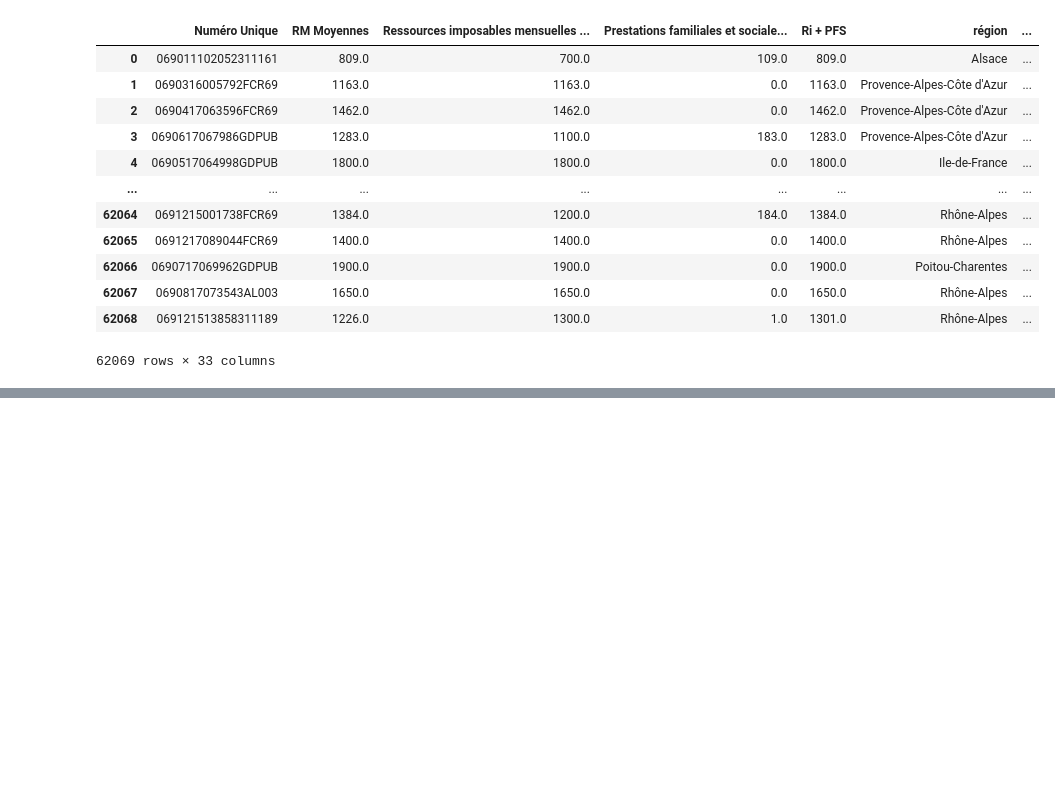
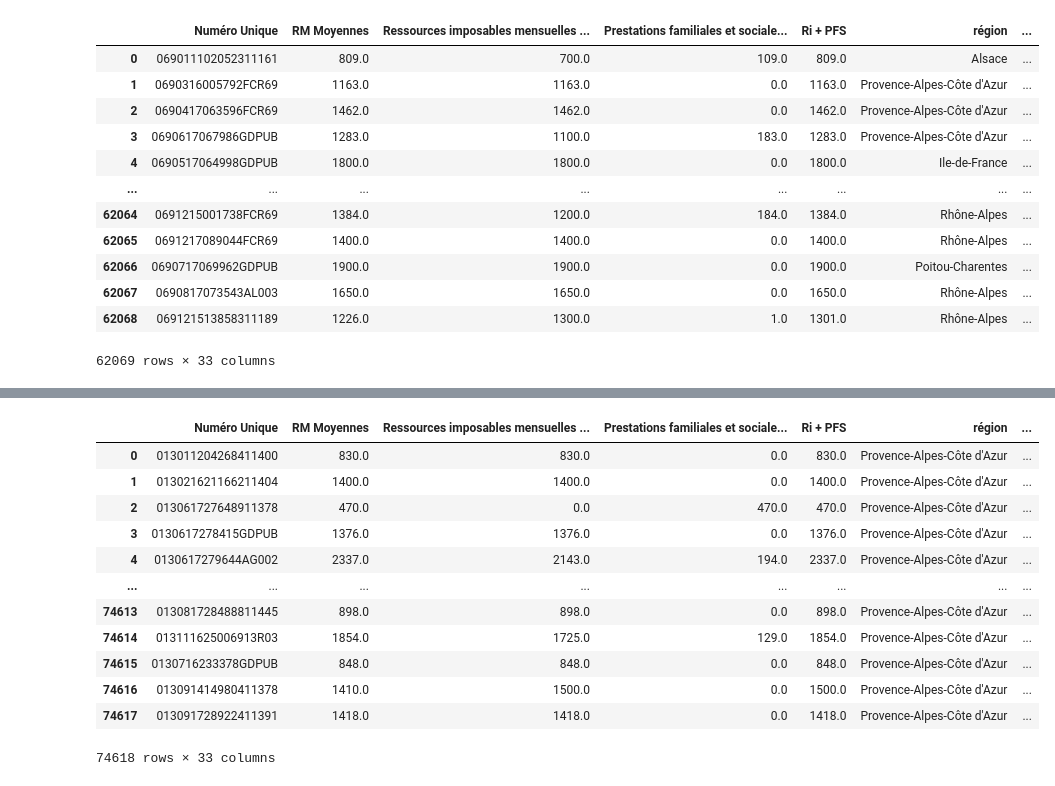
Before and after one commit to cmllbll/Social-Housing-in-France, a Jupyter notebook: Fichiers.ipynb, the cells around one changed output, grey strips where cells are left out. Cells and saved outputs as stored; diff of their text form; code cells hidden in the pictures; blank space fills up the shorter version.

```diff
--- a/Fichiers.ipynb
+++ b/Fichiers.ipynb
@@ -162,0 +209,19 @@ base.to_csv(file_name)
+# %%
+dfd
+dfd['Code Géographique'] = dfd['Code Géographique'].astype(str)
+base = dfd.merge(df, on='Code Géographique', how='inner')
+base
+# %% [output]
+|  | Numéro Unique | RM Moyennes | Ressources imposables mensuelles ... | Prestations familiales et sociale... | Ri + PFS | région | ... |
+| 0 | 013011204268411400 | 830.0 | 830.0 | 0.0 | 830.0 | Provence-Alpes-Côte d'Azur | ... |
+| 1 | 013021621166211404 | 1400.0 | 1400.0 | 0.0 | 1400.0 | Provence-Alpes-Côte d'Azur | ... |
+| 2 | 013061727648911378 | 470.0 | 0.0 | 470.0 | 470.0 | Provence-Alpes-Côte d'Azur | ... |
+| 3 | 0130617278415GDPUB | 1376.0 | 1376.0 | 0.0 | 1376.0 | Provence-Alpes-Côte d'Azur | ... |
+| 4 | 0130617279644AG002 | 2337.0 | 2143.0 | 194.0 | 2337.0 | Provence-Alpes-Côte d'Azur | ... |
+| ... | ... | ... | ... | ... | ... | ... | ... |
+| 74613 | 013081728488811445 | 898.0 | 898.0 | 0.0 | 898.0 | Provence-Alpes-Côte d'Azur | ... |
+| 74614 | 013111625006913R03 | 1854.0 | 1725.0 | 129.0 | 1854.0 | Provence-Alpes-Côte d'Azur | ... |
+| 74615 | 0130716233378GDPUB | 848.0 | 848.0 | 0.0 | 848.0 | Provence-Alpes-Côte d'Azur | ... |
+| 74616 | 013091414980411378 | 1410.0 | 1500.0 | 0.0 | 1500.0 | Provence-Alpes-Côte d'Azur | ... |
+| 74617 | 013091728922411391 | 1418.0 | 1418.0 | 0.0 | 1418.0 | Provence-Alpes-Côte d'Azur | ... |
+74618 rows × 33 columns
```
Also changed, not shown: parts of 5 cells of this notebook.
